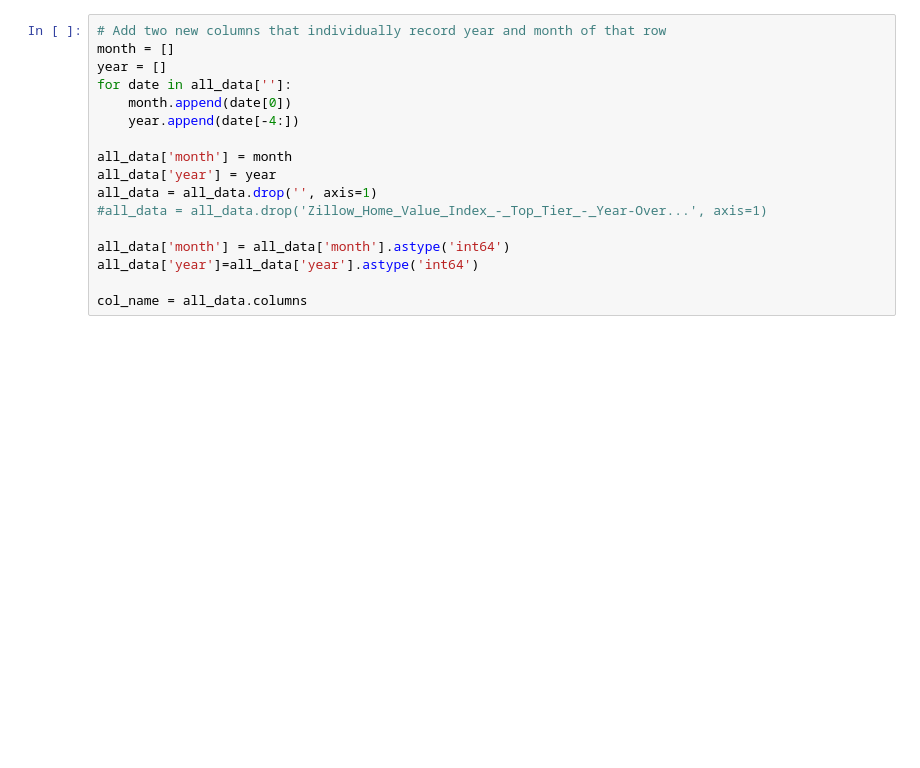
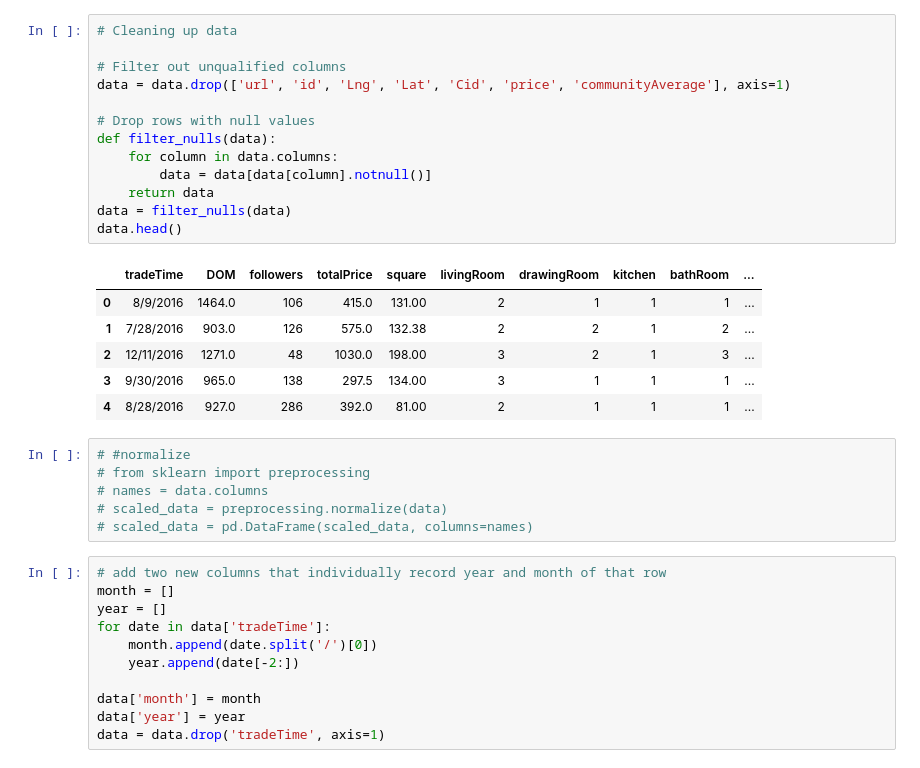
Before and after one commit to ashleyz7/370-Housing-Price-Project, a Jupyter notebook: analysis.ipynb, the cells around one changed output. Saved outputs shown, nothing was run; the diff lists cells and outputs as text; blank space fills up the shorter version.

```diff
--- a/analysis.ipynb
+++ b/analysis.ipynb
@@ -42,17 +32,37 @@ all_data.drop('outcome', axis=1, inplace=True)
+# %%
+# Cleaning up data
+
+# Filter out unqualified columns
+data = data.drop(['url', 'id', 'Lng', 'Lat', 'Cid', 'price', 'communityAverage'], axis=1)
+
+# Drop rows with null values
+def filter_nulls(data):
+    for column in data.columns:
+        data = data[data[column].notnull()]
+    return data
+data = filter_nulls(data)
+data.head()
+# %% [output]
+|  | tradeTime | DOM | followers | totalPrice | square | livingRoom | drawingRoom | kitchen | bathRoom | ... |
+| 0 | 8/9/2016 | 1464.0 | 106 | 415.0 | 131.00 | 2 | 1 | 1 | 1 | ... |
+| 1 | 7/28/2016 | 903.0 | 126 | 575.0 | 132.38 | 2 | 2 | 1 | 2 | ... |
+| 2 | 12/11/2016 | 1271.0 | 48 | 1030.0 | 198.00 | 3 | 2 | 1 | 3 | ... |
+| 3 | 9/30/2016 | 965.0 | 138 | 297.5 | 134.00 | 3 | 1 | 1 | 1 | ... |
+| 4 | 8/28/2016 | 927.0 | 286 | 392.0 | 81.00 | 2 | 1 | 1 | 1 | ... |
+# %%
+# #normalize
+# from sklearn import preprocessing
+# names = data.columns
+# scaled_data = preprocessing.normalize(data)
+# scaled_data = pd.DataFrame(scaled_data, columns=names)
 # %%
-# Add two new columns that individually record year and month of that row
+# add two new columns that individually record year and month of that row
 month = []
 year = []
-for date in all_data['']:
-    month.append(date[0])
-    year.append(date[-4:])
+for date in data['tradeTime']:
+    month.append(date.split('/')[0])
+    year.append(date[-2:])
 
-all_data['month'] = month
-all_data['year'] = year
-all_data = all_data.drop('', axis=1)
-#all_data = all_data.drop('Zillow_Home_Value_Index_-_Top_Tier_-_Year-Over...', axis=1)
-
-all_data['month'] = all_data['month'].astype('int64')
-all_data['year']=all_data['year'].astype('int64')
-
-col_name = all_data.columns
+data['month'] = month
+data['year'] = year
+data = data.drop('tradeTime', axis=1)
```
Also changed, not shown: parts of 27 cells of this notebook, 1 other file.
